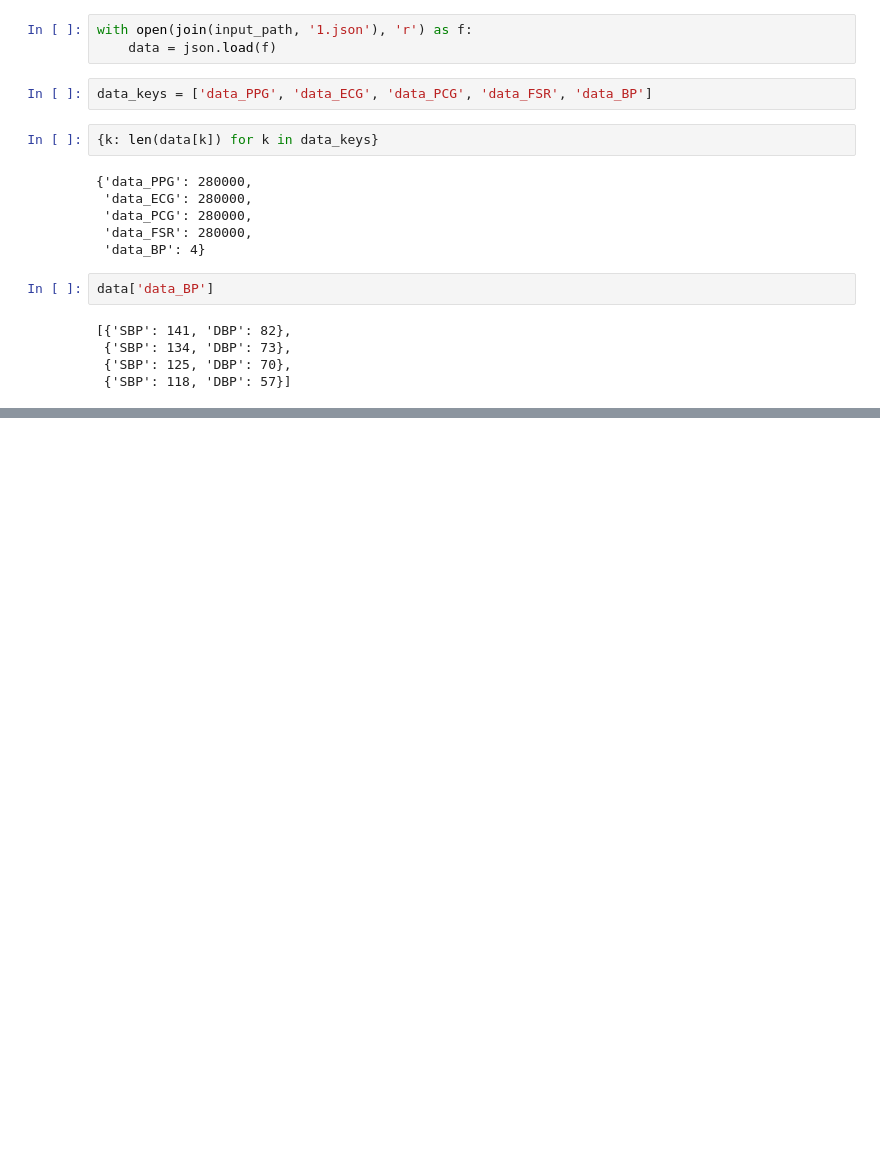
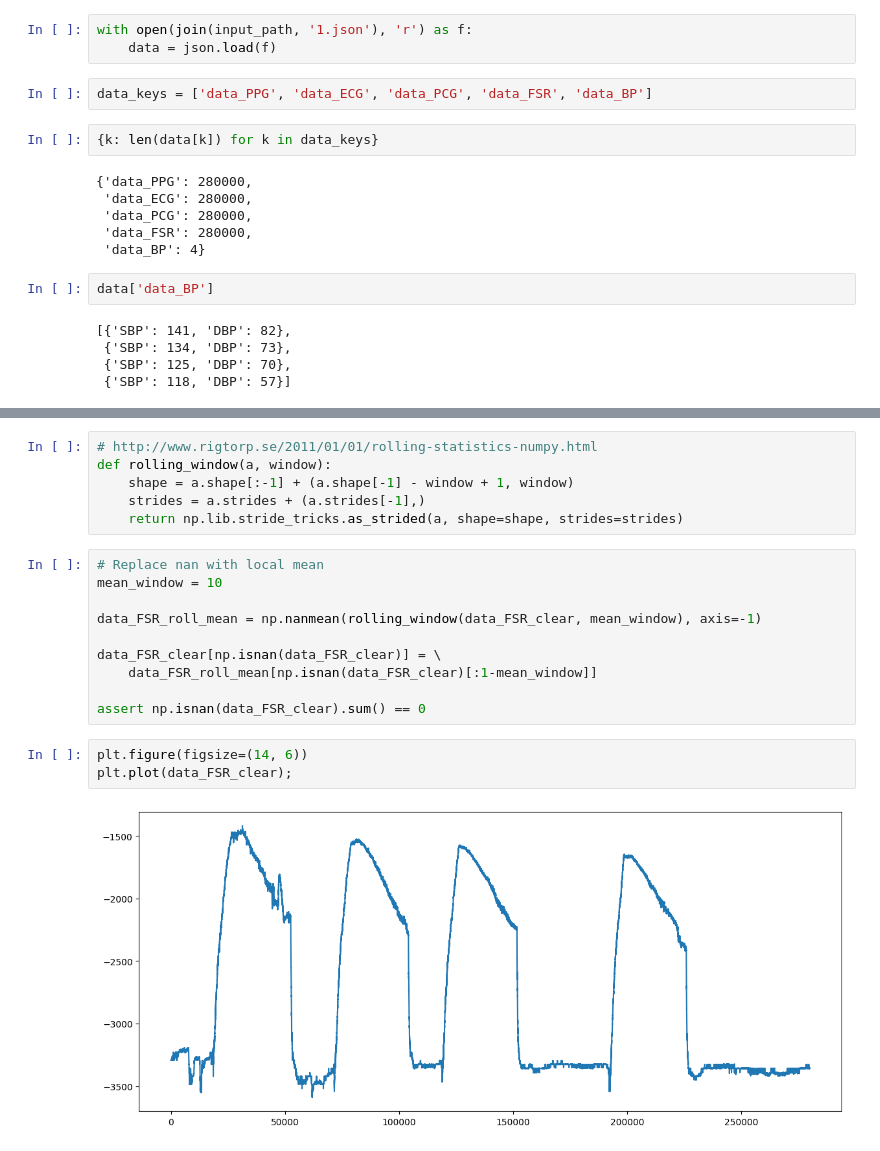
Before and after one commit to Ragul-SL/Non-Invasive-BloodPressure, a Jupyter notebook: Estimate_BP.ipynb, the cells around one changed output, grey strips where cells are left out. Cells and saved outputs as stored; diff of their text form; blank space fills up the shorter version.

```diff
--- a/Estimate_BP.ipynb
+++ b/Estimate_BP.ipynb
@@ -34,0 +69,21 @@ data['data_BP']
+# %%
+# http://www.rigtorp.se/2011/01/01/rolling-statistics-numpy.html
+def rolling_window(a, window):
+    shape = a.shape[:-1] + (a.shape[-1] - window + 1, window)
+    strides = a.strides + (a.strides[-1],)
+    return np.lib.stride_tricks.as_strided(a, shape=shape, strides=strides)
+# %%
+# Replace nan with local mean
+mean_window = 10
+
+data_FSR_roll_mean = np.nanmean(rolling_window(data_FSR_clear, mean_window), axis=-1)
+
+data_FSR_clear[np.isnan(data_FSR_clear)] = \
+    data_FSR_roll_mean[np.isnan(data_FSR_clear)[:1-mean_window]]
+
+assert np.isnan(data_FSR_clear).sum() == 0
+# %%
+plt.figure(figsize=(14, 6))
+plt.plot(data_FSR_clear);
+# %% [output]
+[figure, added]
```
Also changed, not shown: parts of 15 cells of this notebook.
